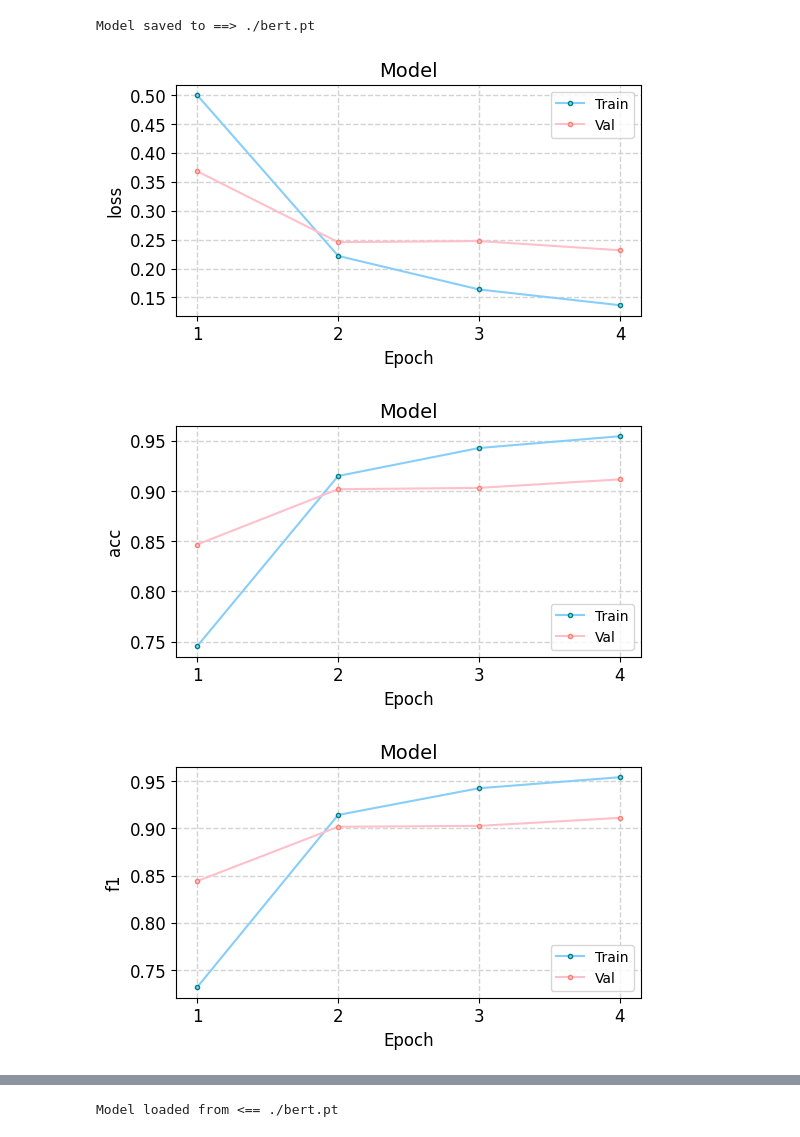
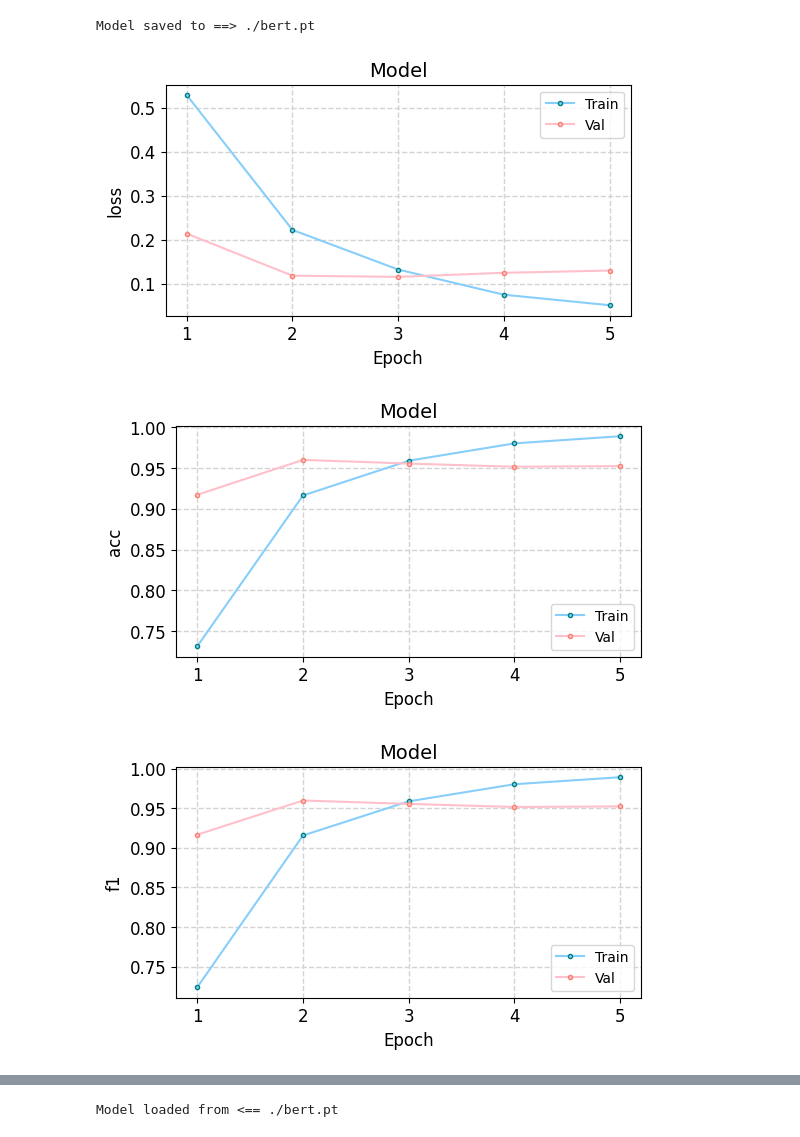
Before and after one commit to hsutingwei/Learning-Word-Vectors-for-Sentiment-Analysis, a Jupyter notebook: bert.ipynb, the cells around one changed output, grey strips where cells are left out. Saved outputs shown, nothing was run; the diff lists cells and outputs as text; code cells hidden in the pictures.

Commit message:
feat: Change the model and the parameter 流程: Dropout → Linear降維 → ReLU → Dropout → Linear分類
learning_rate: 3e-5
epochs: 10
dropout: 0.3

訓練sample: 8000
early_stop_patience: 2

對測試集準確率 92.2%

```diff
--- a/bert.ipynb
+++ b/bert.ipynb
@@ -244,20 +244,23 @@ class CustomDataset(Dataset):
 在forward function中把輸入值放進對應層數（bert -> dropout -> classifier）； 請注意我們只取用bert輸出的sentence representation去做分類
 # %%
 import torch.nn as nn
+from transformers.models.bert.modeling_bert import BertPreTrainedModel, BertModel
 
-# BERT Model
+# Optimized BERT Classifier
 class BertClassifier(BertPreTrainedModel):
     def __init__(self, config, args):
         super(BertClassifier, self).__init__(config)
         self.bert = BertModel(config)
 
-        # 新增 Dropout 和 Linear layer
-        self.dropout = nn.Dropout(args["dropout"])  # 加入參數控制 dropout
-        self.classifier = nn.Linear(config.hidden_size, args["num_class"])  # hidden_size -> 類別數量
+        # 調整Dropout + MLP頭
+        self.dropout1 = nn.Dropout(args["dropout"])
+        self.fc = nn.Linear(config.hidden_size, config.hidden_size // 2)  # 降維一半
+        self.activation = nn.ReLU()
+        self.dropout2 = nn.Dropout(args["dropout"])
+        self.classifier = nn.Linear(config.hidden_size // 2, args["num_class"])  # 最後輸出分類
 
         self.init_weights()
 
-    # forward function, data in model will do this
     def forward(self, input_ids=None, attention_mask=None, token_type_ids=None, position_ids=None,
                 head_mask=None, inputs_embeds=None, labels=None, output_attentions=None,
                 output_hidden_states=None, return_dict=None):
@@ -275,13 +278,14 @@ class BertClassifier(BertPreTrainedModel):
             return_dict=return_dict
         )
 
-        # outputs[0] = last_hidden_state, outputs[1] = pooler_output
-        # 這邊取 pooler_output，代表 [CLS] token 的向量
-        pooled_output = outputs[1]
+        cls_output = outputs[0][:, 0, :]  # 取 [CLS] token
 
-        # Dropout -> Classifier
-        pooled_output = self.dropout(pooled_output)
-        logits = self.classifier(pooled_output)
+        # 流程: Dropout → Linear降維 → ReLU → Dropout → Linear分類
+        x = self.dropout1(cls_output)
+        x = self.fc(x)
+        x = self.activation(x)
+        x = self.dropout2(x)
+        logits = self.classifier(x)
 
         return logits
 # %%
@@ -328,11 +332,11 @@ parameters = {
     "time": str(datetime.now()).replace(" ", "_"),
     "model_name": 'BERT',
     "config": 'bert-base-uncased',
-    "learning_rate": 4e-5,        # 小一點
-    "epochs": 4,                  # 初步 3 次，感覺好再加
+    "learning_rate": 3e-5,        # 小一點
+    "epochs": 10,                  # 初步 3 次，感覺好再加
     "max_len": 512,               # 訓練速度快很多且夠用
     "batch_size": 128,
-    "dropout": 0.1                # 先小，視overfit狀況調整
+    "dropout": 0.3                # 先小，視overfit狀況調整
 }
 # %%
 import multiprocessing
@@ -362,7 +366,7 @@ import pandas as pd
 optimal_workers = get_optimal_num_workers()
 
 # load training data
-train_df = pd.read_csv('./train.tsv', sep = '\t').sample(4000).reset_index(drop=True)
+train_df = pd.read_csv('./train.tsv', sep = '\t').sample(8000).reset_index(drop=True)
 train_dataset = CustomDataset('train', train_df, 'text', parameters)
 train_loader = DataLoader(train_dataset, batch_size=parameters['batch_size'], shuffle=True, pin_memory=True)
 
@@ -438,7 +442,7 @@ mode = ['train_', 'val_']
 record = {s+m : [] for s in mode for m in metrics}
 
 # Early stopping設定
-early_stop_patience = 3  # 如果連續3個epoch沒進步就停
+early_stop_patience = 2  # 如果連續3個epoch沒進步就停
 best_val_loss = float('inf')  # 目前觀察到最好的驗證損失
 patience_counter = 0  # 沒進步的次數
 
@@ -566,37 +577,39 @@ Model saved to ==> ./bert.pt
 # %%
 # draw learning curve
 import matplotlib.pyplot as plt
+
 def draw_pics(record, name, img_save=False, show=False):
-    x_ticks = range(1, parameters["epochs"]+1)
+    x_ticks = range(1, len(record['train_'+name]) + 1)  # 改成實際長度
 
     plt.figure(figsize=(6, 3))
 
     plt.plot(x_ticks, record['train_'+name], '-o', color='lightskyblue',
-             markeredgecolor="teal", markersize=3, markeredgewidth=1, label = 'Train')
+             markeredgecolor="teal", markersize=3, markeredgewidth=1, label='Train')
     plt.plot(x_ticks, record['val_'+name], '-o', color='pink',
-             markeredgecolor="salmon", markersize=3, markeredgewidth=1, label = 'Val')
+             markeredgecolor="salmon", markersize=3, markeredgewidth=1, label='Val')
     plt.grid(color='lightgray', linestyle='--', linewidth=1)
 
     plt.title('Model', fontsize=14)
     plt.ylabel(name, fontsize=12)
     plt.xlabel('Epoch', fontsize=12)
     plt.xticks(x_ticks, fontsize=12)
     plt.yticks(fontsize=12)
     plt.legend(loc='lower right' if not name.lower().endswith('loss') else 'upper right')
 
     if img_save:
         plt.savefig(name+'.png', transparent=False, dpi=300)
     if show:
         plt.show()
 
     plt.close()
 
+
 draw_pics(record, 'loss', img_save=False, show=True)
 draw_pics(record, 'acc', img_save=False, show=True)
 draw_pics(record, 'f1', img_save=False, show=True)
 draw_pics(record, 'rec', img_save=False, show=True)
 draw_pics(record, 'prec', img_save=False, show=True)
 # %% [output]
-[figure, old version]
+[figure, new version]
-[figure, old version]
+[figure, new version]
-[figure, old version]
+[figure, new version]
```
Also changed, not shown: parts of 5 cells of this notebook.
